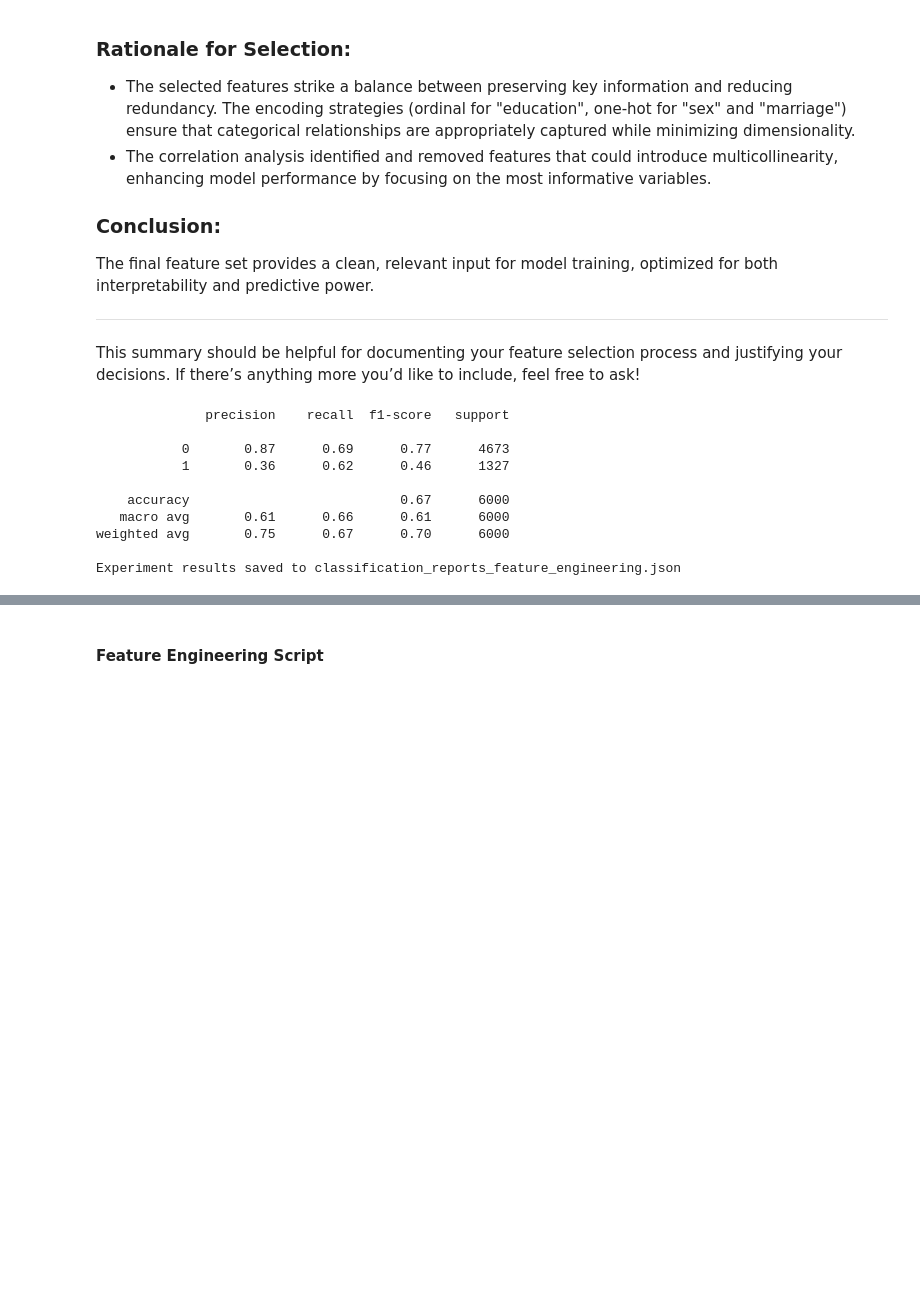
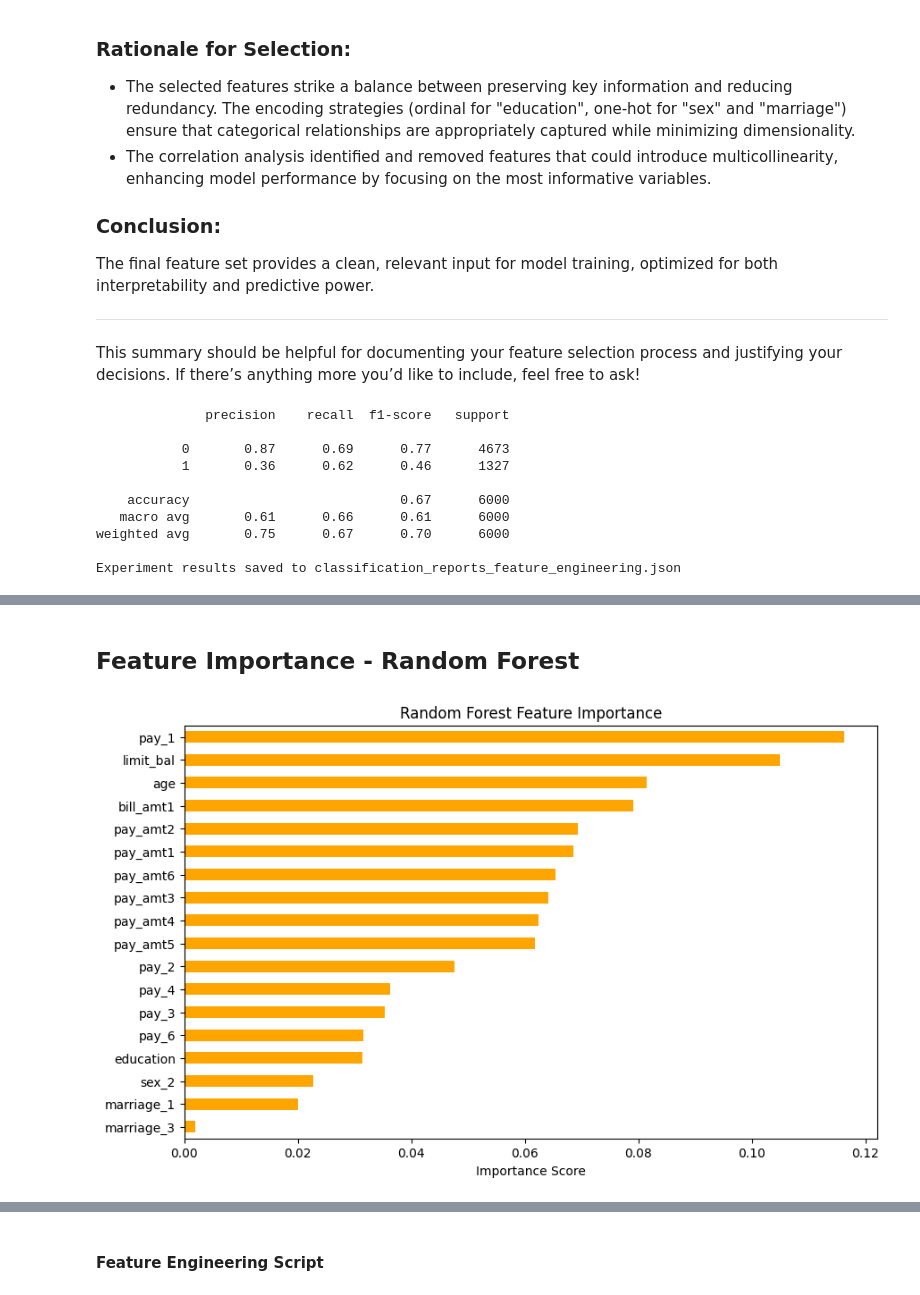
Before and after one commit to micah-shull/Machine_Learning_Pipelines, a Jupyter notebook: pipelines_1704_feature_engineering_01_feature_analysis.ipynb, the cells around one changed output, grey strips where cells are left out. Saved outputs shown, nothing was run; the diff lists cells and outputs as text; code cells hidden in the pictures; blank space fills up the shorter version.

```diff
--- a/pipelines_1704_feature_engineering_01_feature_analysis.ipynb
+++ b/pipelines_1704_feature_engineering_01_feature_analysis.ipynb
@@ -554,0 +574,20 @@ Experiment results saved to classification_reports_feature_engineering.json
+# %% [markdown]
+## Feature Importance - Random Forest
+# %%
+from sklearn.ensemble import RandomForestClassifier
+
+# Train the Random Forest model
+rf_classifier = RandomForestClassifier(n_estimators=100, random_state=42)
+rf_classifier.fit(X_train_res_corr, y_train_res_corr)
+
+# Extract feature importance
+feature_importance_rf = pd.Series(rf_classifier.feature_importances_, index=X_train_corr_reduced.columns)
+
+# Plot the feature importance
+plt.figure(figsize=(10, 6))
+feature_importance_rf.sort_values().plot(kind='barh', color='orange')
+plt.title("Random Forest Feature Importance")
+plt.xlabel("Importance Score")
+plt.show()
+# %% [output]
+[figure, added]
```
Also changed, not shown: parts of 6 cells of this notebook.
